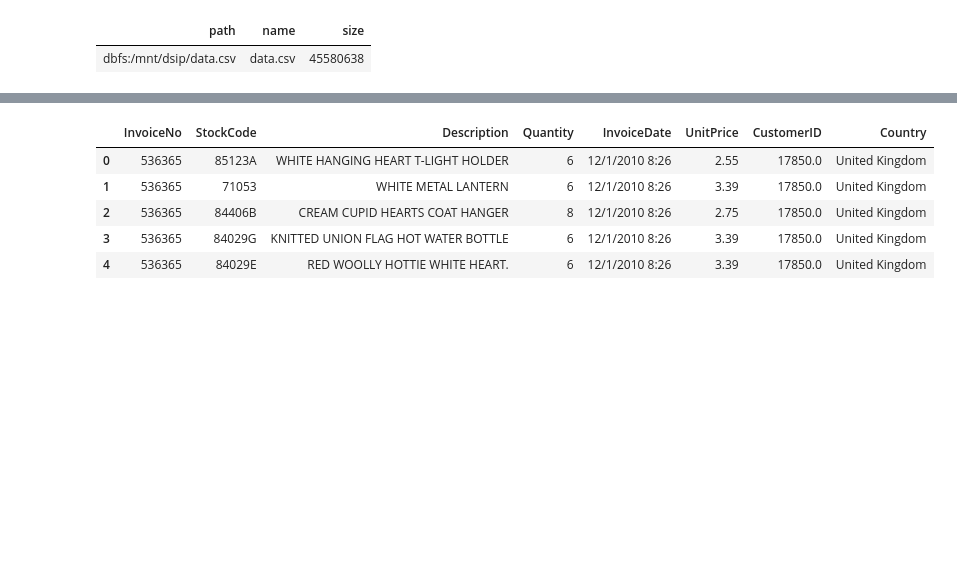
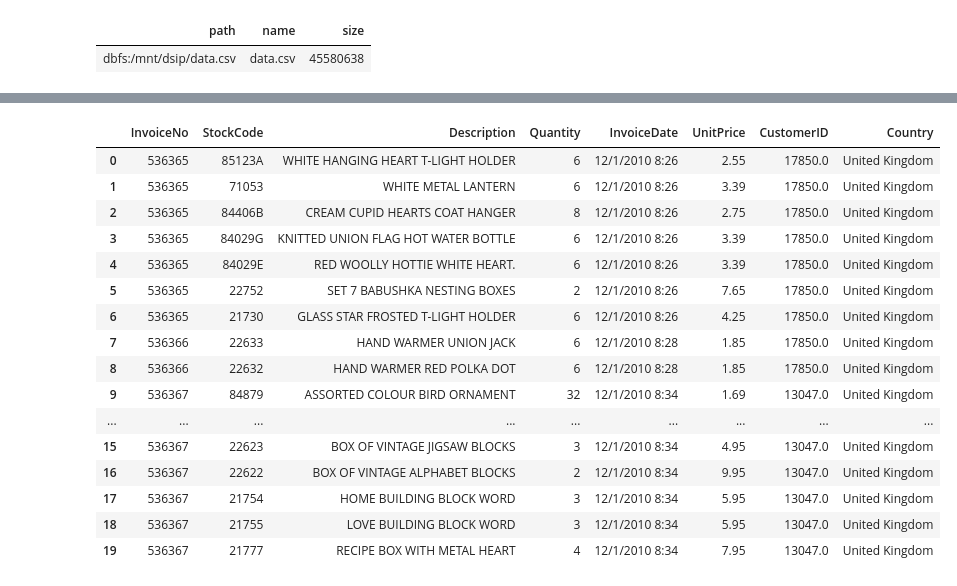
Before and after one commit to dariuspetrov/E-Commerce, a Jupyter notebook: notebooks/Users/dapetro@microsoft.com/School/DSIP/Generate-dataset.ipynb, the cells around one changed output, grey strips where cells are left out. Drawn from its saved outputs; the diff is of its cells as text; code cells hidden in the pictures; blank space fills up the shorter version.

```diff
--- a/notebooks/Users/dapetro@microsoft.com/School/DSIP/Generate-dataset.ipynb
+++ b/notebooks/Users/dapetro@microsoft.com/School/DSIP/Generate-dataset.ipynb
@@ -26,14 +26,25 @@ df = pd.read_csv("/dbfs/mnt/dsip/data.csv", encoding = "ISO-8859-1")
 # %% [output]
 [interactive output not drawn]
 # %%
-df.head(5)
+df.head(20)
 # %% [output]
 |  | InvoiceNo | StockCode | Description | Quantity | InvoiceDate | UnitPrice | CustomerID | Country |
 | 0 | 536365 | 85123A | WHITE HANGING HEART T-LIGHT HOLDER | 6 | 12/1/2010 8:26 | 2.55 | 17850.0 | United Kingdom |
 | 1 | 536365 | 71053 | WHITE METAL LANTERN | 6 | 12/1/2010 8:26 | 3.39 | 17850.0 | United Kingdom |
 | 2 | 536365 | 84406B | CREAM CUPID HEARTS COAT HANGER | 8 | 12/1/2010 8:26 | 2.75 | 17850.0 | United Kingdom |
 | 3 | 536365 | 84029G | KNITTED UNION FLAG HOT WATER BOTTLE | 6 | 12/1/2010 8:26 | 3.39 | 17850.0 | United Kingdom |
 | 4 | 536365 | 84029E | RED WOOLLY HOTTIE WHITE HEART. | 6 | 12/1/2010 8:26 | 3.39 | 17850.0 | United Kingdom |
+| 5 | 536365 | 22752 | SET 7 BABUSHKA NESTING BOXES | 2 | 12/1/2010 8:26 | 7.65 | 17850.0 | United Kingdom |
+| 6 | 536365 | 21730 | GLASS STAR FROSTED T-LIGHT HOLDER | 6 | 12/1/2010 8:26 | 4.25 | 17850.0 | United Kingdom |
+| 7 | 536366 | 22633 | HAND WARMER UNION JACK | 6 | 12/1/2010 8:28 | 1.85 | 17850.0 | United Kingdom |
+| 8 | 536366 | 22632 | HAND WARMER RED POLKA DOT | 6 | 12/1/2010 8:28 | 1.85 | 17850.0 | United Kingdom |
+| 9 | 536367 | 84879 | ASSORTED COLOUR BIRD ORNAMENT | 32 | 12/1/2010 8:34 | 1.69 | 13047.0 | United Kingdom |
+| ... | ... | ... | ... | ... | ... | ... | ... | ... |
+| 15 | 536367 | 22623 | BOX OF VINTAGE JIGSAW BLOCKS | 3 | 12/1/2010 8:34 | 4.95 | 13047.0 | United Kingdom |
+| 16 | 536367 | 22622 | BOX OF VINTAGE ALPHABET BLOCKS | 2 | 12/1/2010 8:34 | 9.95 | 13047.0 | United Kingdom |
+| 17 | 536367 | 21754 | HOME BUILDING BLOCK WORD | 3 | 12/1/2010 8:34 | 5.95 | 13047.0 | United Kingdom |
+| 18 | 536367 | 21755 | LOVE BUILDING BLOCK WORD | 3 | 12/1/2010 8:34 | 5.95 | 13047.0 | United Kingdom |
+| 19 | 536367 | 21777 | RECIPE BOX WITH METAL HEART | 4 | 12/1/2010 8:34 | 7.95 | 13047.0 | United Kingdom |
 # %%
 len(df.InvoiceNo.unique())
 # %% [output]
```
Also changed, not shown: parts of 18 cells of this notebook.
